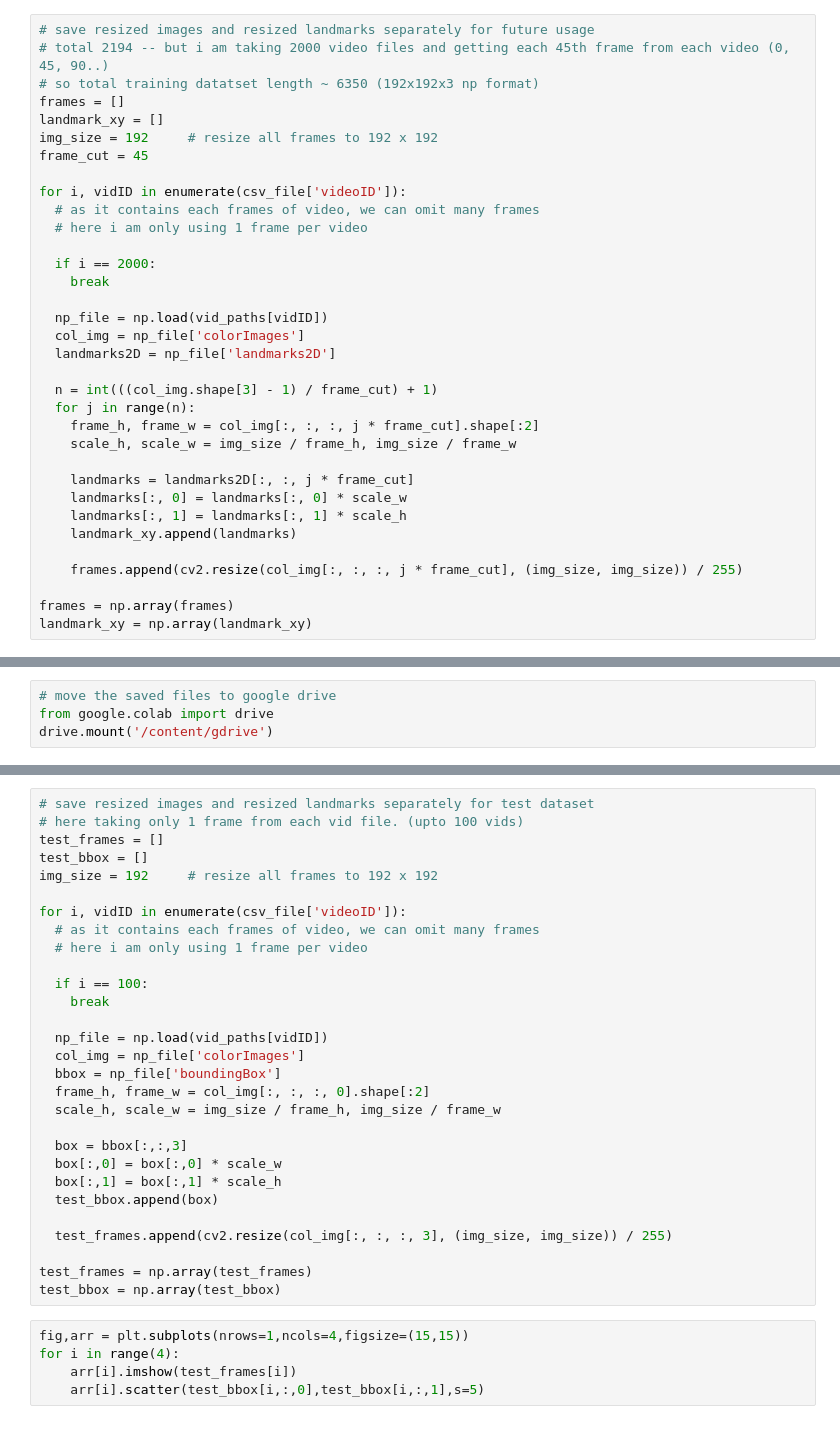
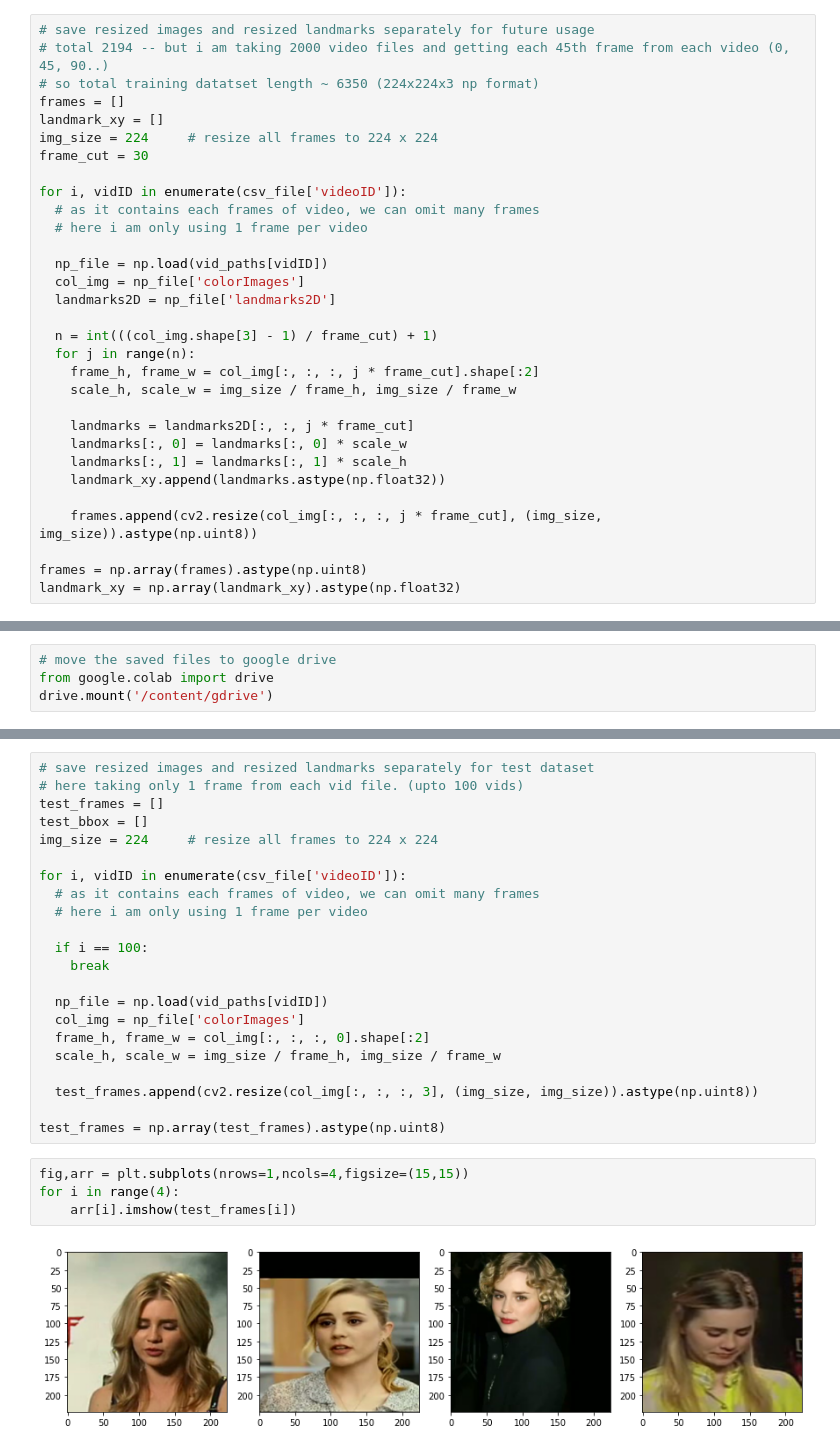
Before and after one commit to Karthick47v2/mock-buddy, a Jupyter notebook: Data_visualization.ipynb, the cells around one changed output, grey strips where cells are left out. Drawn from its saved outputs; the diff is of its cells as text.

```diff
--- a/Data_visualization.ipynb
+++ b/Data_visualization.ipynb
@@ -86,18 +142,15 @@ for i, videoID in enumerate(sample_vids):
 # %%
 # save resized images and resized landmarks separately for future usage
 # total 2194 -- but i am taking 2000 video files and getting each 45th frame from each video (0, 45, 90..)
-# so total training datatset length ~ 6350 (192x192x3 np format)
+# so total training datatset length ~ 6350 (224x224x3 np format)
 frames = []
 landmark_xy = []
-img_size = 192     # resize all frames to 192 x 192
-frame_cut = 45
+img_size = 224     # resize all frames to 224 x 224
+frame_cut = 30
 
 for i, vidID in enumerate(csv_file['videoID']):
   # as it contains each frames of video, we can omit many frames
   # here i am only using 1 frame per video
-
-  if i == 2000:
-    break
 
   np_file = np.load(vid_paths[vidID])
   col_img = np_file['colorImages']
@@ -111,12 +164,12 @@ for i, vidID in enumerate(csv_file['videoID']):
     landmarks = landmarks2D[:, :, j * frame_cut]
     landmarks[:, 0] = landmarks[:, 0] * scale_w
     landmarks[:, 1] = landmarks[:, 1] * scale_h
-    landmark_xy.append(landmarks)
+    landmark_xy.append(landmarks.astype(np.float32))
 
-    frames.append(cv2.resize(col_img[:, :, :, j * frame_cut], (img_size, img_size)) / 255)
+    frames.append(cv2.resize(col_img[:, :, :, j * frame_cut], (img_size, img_size)).astype(np.uint8))
 
-frames = np.array(frames)
-landmark_xy = np.array(landmark_xy)
+frames = np.array(frames).astype(np.uint8)
+landmark_xy = np.array(landmark_xy).astype(np.float32)
 # %%
 # arrage to model train format
 y_data = landmark_xy.reshape(landmark_xy.shape[0], -1)
@@ -145,7 +200,7 @@ drive.mount('/content/gdrive')
 # here taking only 1 frame from each vid file. (upto 100 vids)
 test_frames = []
 test_bbox = []
-img_size = 192     # resize all frames to 192 x 192
+img_size = 224     # resize all frames to 224 x 224
 
 for i, vidID in enumerate(csv_file['videoID']):
   # as it contains each frames of video, we can omit many frames
@@ -156,24 +211,18 @@ for i, vidID in enumerate(csv_file['videoID']):
 
   np_file = np.load(vid_paths[vidID])
   col_img = np_file['colorImages']
-  bbox = np_file['boundingBox']
   frame_h, frame_w = col_img[:, :, :, 0].shape[:2]
   scale_h, scale_w = img_size / frame_h, img_size / frame_w
 
-  box = bbox[:,:,3]
-  box[:,0] = box[:,0] * scale_w
-  box[:,1] = box[:,1] * scale_h
-  test_bbox.append(box)
+  test_frames.append(cv2.resize(col_img[:, :, :, 3], (img_size, img_size)).astype(np.uint8))
 
-  test_frames.append(cv2.resize(col_img[:, :, :, 3], (img_size, img_size)) / 255)
-
-test_frames = np.array(test_frames)
-test_bbox = np.array(test_bbox)
+test_frames = np.array(test_frames).astype(np.uint8)
 # %%
 fig,arr = plt.subplots(nrows=1,ncols=4,figsize=(15,15))
 for i in range(4):
     arr[i].imshow(test_frames[i])
-    arr[i].scatter(test_bbox[i,:,0],test_bbox[i,:,1],s=5)
+# %% [output]
+[figure, added]
 # %%
 # save np array for future use (testing model)
 np.save('test_frames.npy', test_frames)
```
Also changed, not shown: parts of 9 cells of this notebook.
